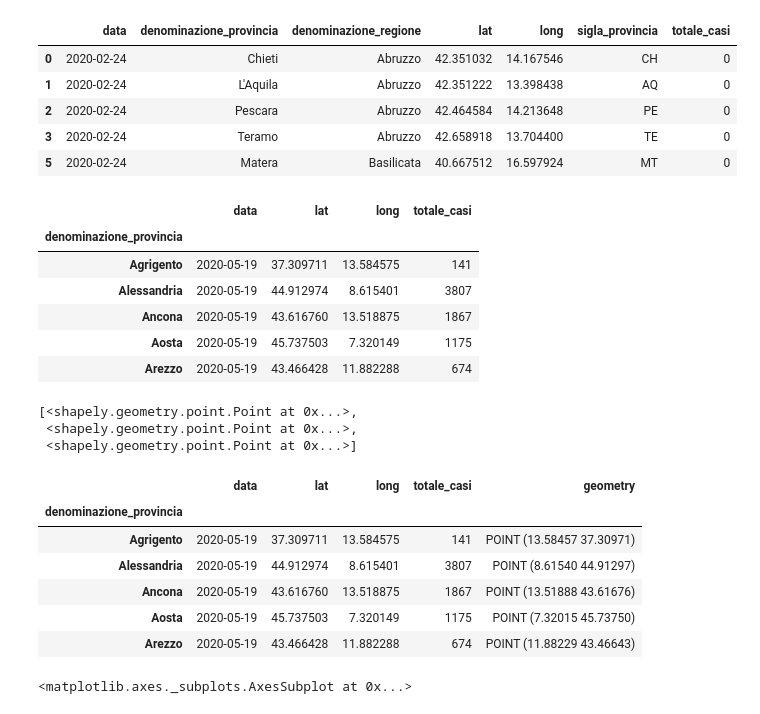
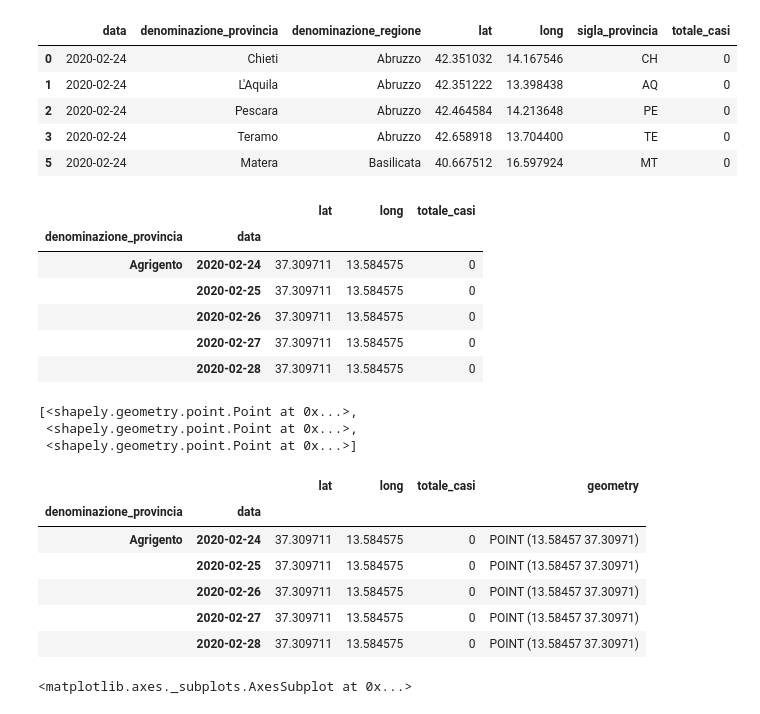
Before and after one commit to ClaudiaRaffaelli/COVID-19-analysis, a Jupyter notebook: covid-19_pandas_analysis_clau.ipynb, the cells around one changed output. Cells and saved outputs as stored; diff of their text form; code cells hidden in the pictures.

```diff
--- a/covid-19_pandas_analysis_clau.ipynb
+++ b/covid-19_pandas_analysis_clau.ipynb
@@ -581,16 +581,17 @@ refined_province_data.head()
 # %%
 # extract latitude and longitude data from the last date available, along with the total cases (that are at its max)
 # lasciata la colonna data in vista di uno stesso calcolo ma diviso per mesi e non prendendo il numero massimo di casi
-provinces_data_per_latitude_longitude = refined_province_data.drop(columns=["denominazione_regione", "sigla_provincia"]).groupby(["denominazione_provincia"]).max()
+provinces_data_per_latitude_longitude = refined_province_data.drop(columns=["denominazione_regione", "sigla_provincia"]).set_index(["denominazione_provincia", "data"]).sort_index()
 provinces_data_per_latitude_longitude.head()
+# equivalente a density_data
 # %% [output]
-|  | data | lat | long | totale_casi |
-| denominazione_provincia |  |  |  |  |
-| Agrigento | 2020-05-19 | 37.309711 | 13.584575 | 141 |
-| Alessandria | 2020-05-19 | 44.912974 | 8.615401 | 3807 |
-| Ancona | 2020-05-19 | 43.616760 | 13.518875 | 1867 |
-| Aosta | 2020-05-19 | 45.737503 | 7.320149 | 1175 |
-| Arezzo | 2020-05-19 | 43.466428 | 11.882288 | 674 |
+|  |  | lat | long | totale_casi |
+| denominazione_provincia | data |  |  |  |
+| Agrigento | 2020-02-24 | 37.309711 | 13.584575 | 0 |
+|  | 2020-02-25 | 37.309711 | 13.584575 | 0 |
+|  | 2020-02-26 | 37.309711 | 13.584575 | 0 |
+|  | 2020-02-27 | 37.309711 | 13.584575 | 0 |
+|  | 2020-02-28 | 37.309711 | 13.584575 | 0 |
 # %%
 geometry = [Point(xy) for xy in zip(provinces_data_per_latitude_longitude['long'], provinces_data_per_latitude_longitude['lat'])]
 # plotting some points
@@ -604,13 +605,13 @@ geometry[:3]
 geo_df= gpd.GeoDataFrame(provinces_data_per_latitude_longitude, crs = crs, geometry = geometry)
 geo_df.head()
 # %% [output]
-|  | data | lat | long | totale_casi | geometry |
-| denominazione_provincia |  |  |  |  |  |
-| Agrigento | 2020-05-19 | 37.309711 | 13.584575 | 141 | POINT (13.58457 37.30971) |
-| Alessandria | 2020-05-19 | 44.912974 | 8.615401 | 3807 | POINT (8.61540 44.91297) |
-| Ancona | 2020-05-19 | 43.616760 | 13.518875 | 1867 | POINT (13.51888 43.61676) |
-| Aosta | 2020-05-19 | 45.737503 | 7.320149 | 1175 | POINT (7.32015 45.73750) |
-| Arezzo | 2020-05-19 | 43.466428 | 11.882288 | 674 | POINT (11.88229 43.46643) |
+|  |  | lat | long | totale_casi | geometry |
+| denominazione_provincia | data |  |  |  |  |
+| Agrigento | 2020-02-24 | 37.309711 | 13.584575 | 0 | POINT (13.58457 37.30971) |
+|  | 2020-02-25 | 37.309711 | 13.584575 | 0 | POINT (13.58457 37.30971) |
+|  | 2020-02-26 | 37.309711 | 13.584575 | 0 | POINT (13.58457 37.30971) |
+|  | 2020-02-27 | 37.309711 | 13.584575 | 0 | POINT (13.58457 37.30971) |
+|  | 2020-02-28 | 37.309711 | 13.584575 | 0 | POINT (13.58457 37.30971) |
 # %%
 fig,ax= plt.subplots(figsize=(9,9))
 map_df.plot(ax=ax, alpha=0.8, color="black")
```
Also changed, not shown: parts of 8 cells of this notebook, 1 other file.
